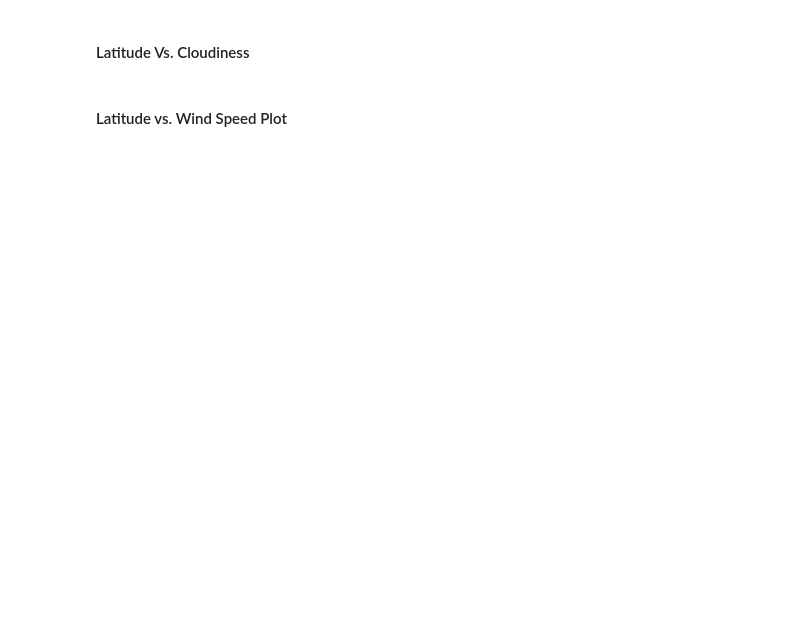
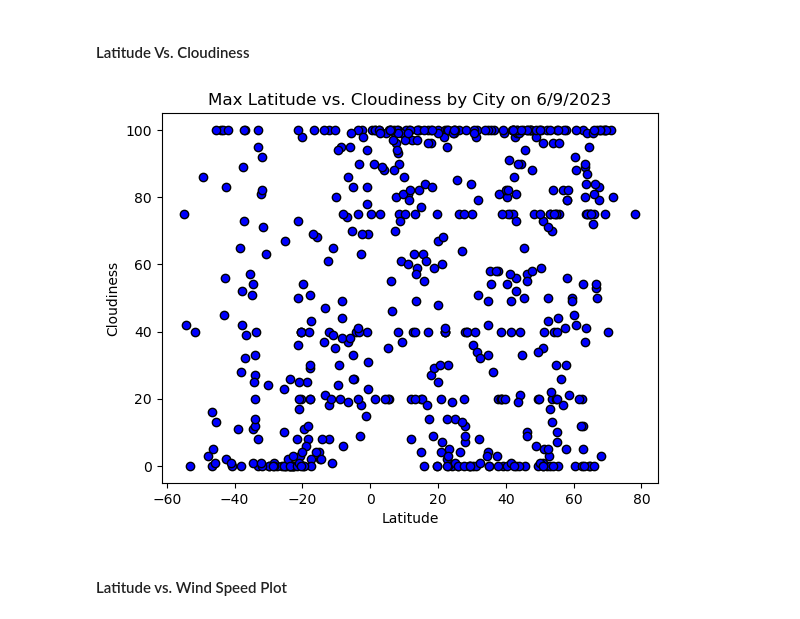
Before and after one commit to EBPaz/python-API-challenge, a Jupyter notebook: WeatherPy/starter_code/WeatherPy.ipynb, the cells around one changed output. Saved outputs shown, nothing was run; the diff lists cells and outputs as text; code cells hidden in the pictures; blank space fills up the shorter version.

```diff
--- a/WeatherPy/starter_code/WeatherPy.ipynb
+++ b/WeatherPy/starter_code/WeatherPy.ipynb
@@ -212,16 +230,22 @@ plt.show()
 #### Latitude Vs. Cloudiness
 # %%
 # Build the scatter plots for latitude vs. cloudiness
-# YOUR CODE HERE
+x_values = city_data_df["Lat"].astype("float")
+y_values = city_data_df["Cloudiness"].astype("float")
+plt.scatter(x_values, y_values, color = "blue", edgecolors = "black")
 
 # Incorporate the other graph properties
-# YOUR CODE HERE
+plt.xlabel('Latitude')
+plt.ylabel('Cloudiness')
+plt.title("Max Latitude vs. Cloudiness by City on 6/9/2023")
 
 # Save the figure
-plt.savefig("output_data/Fig3.png")
+plt.savefig(r'C:\Homework\python-API-challenge\WeatherPy\output_data\Fig3.png')
 
 # Show plot
 plt.show()
+# %% [output]
+[figure, added]
 # %% [markdown]
 #### Latitude vs. Wind Speed Plot
 # %%
```
Also changed, not shown: parts of 7 cells of this notebook, 5 other files.
